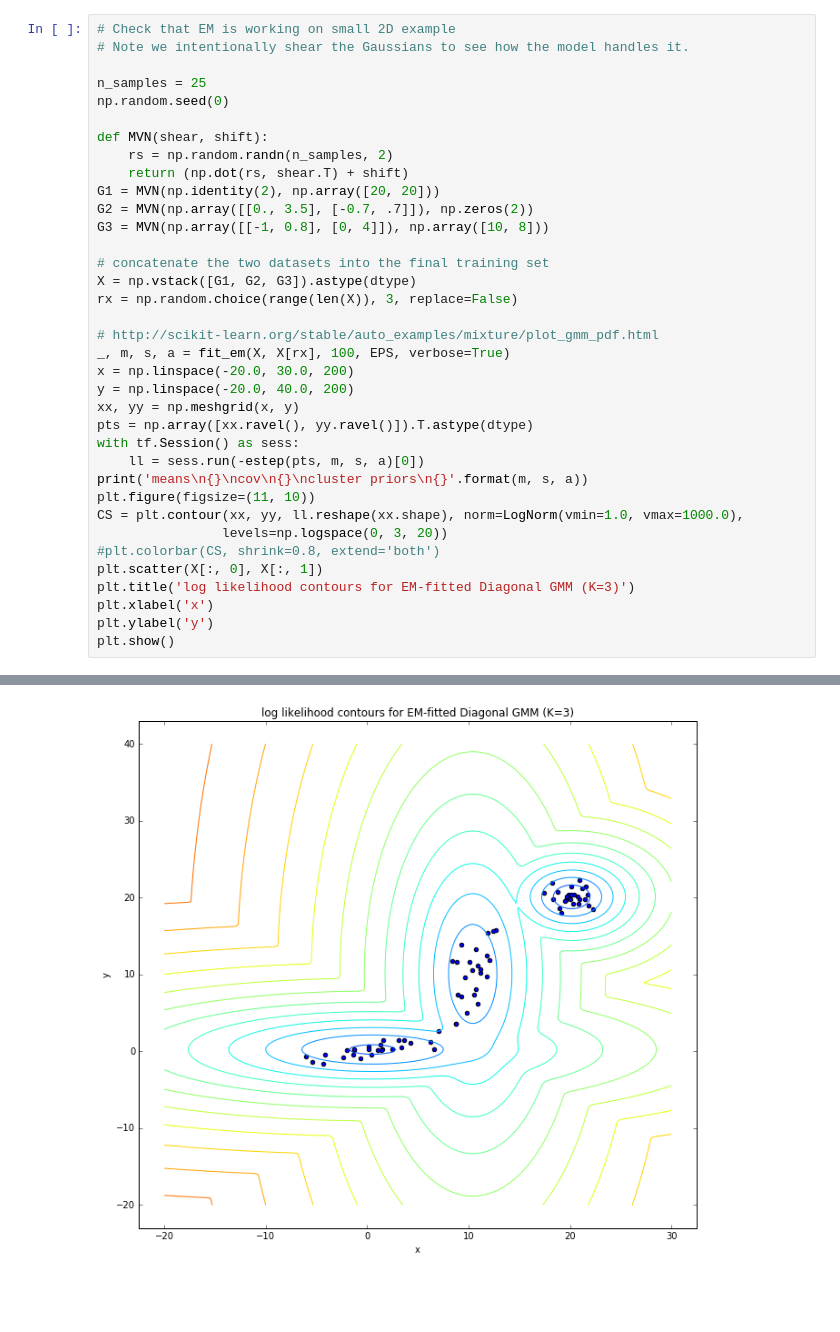
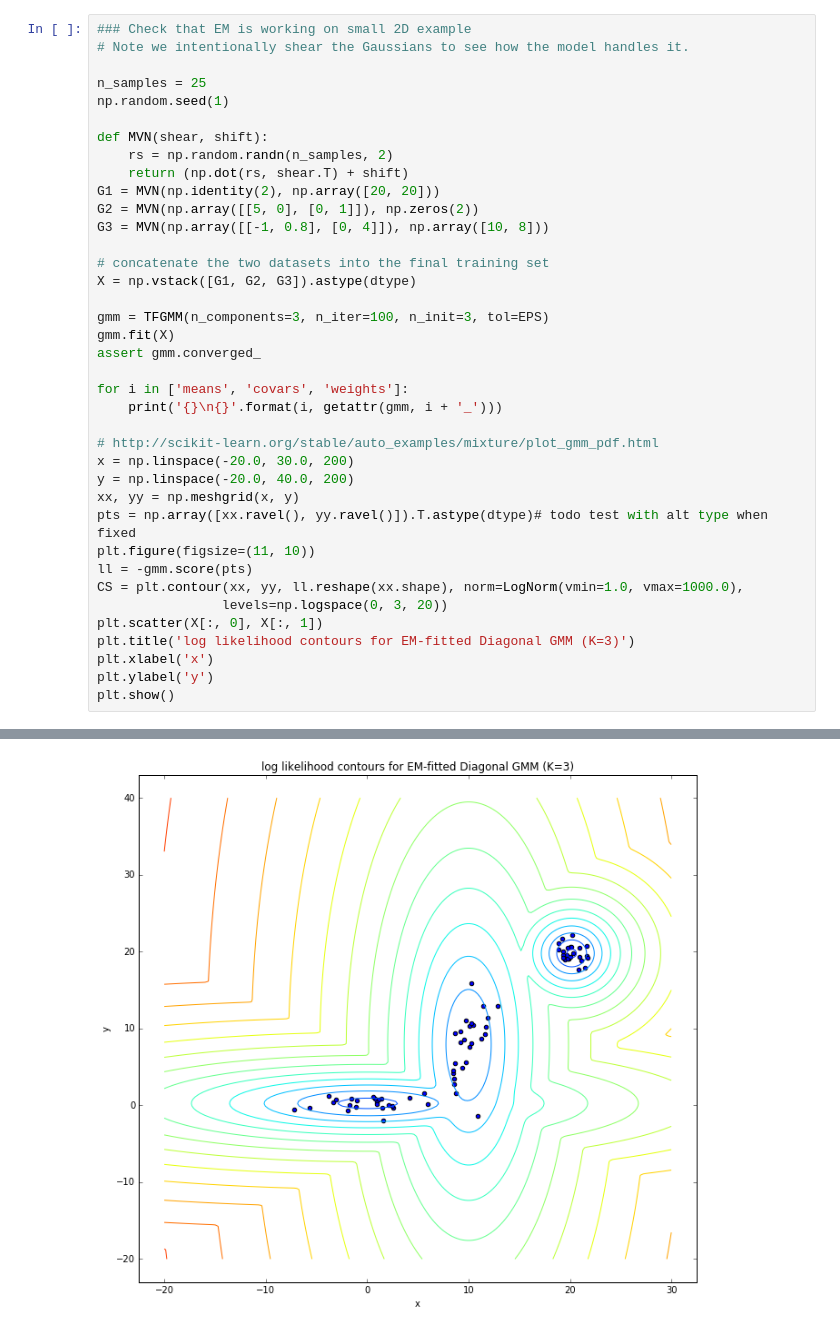
Before and after one commit to vlad17/learning-to-deep-learn, a Jupyter notebook: notebooks/gmm.ipynb, the cells around one changed output, grey strips where cells are left out. Saved outputs shown, nothing was run; the diff lists cells and outputs as text; blank space fills up the shorter version.

Commit message:
Created sklearn interface to TFGMM

```diff
--- a/notebooks/gmm.ipynb
+++ b/notebooks/gmm.ipynb
@@ -56,34 +56,36 @@ K=2 rmse=2.5438405243138006e-16
 # %%
-# Check that EM is working on small 2D example
+### Check that EM is working on small 2D example
 # Note we intentionally shear the Gaussians to see how the model handles it.
 
 n_samples = 25
-np.random.seed(0)
+np.random.seed(1)
 
 def MVN(shear, shift):
     rs = np.random.randn(n_samples, 2)
     return (np.dot(rs, shear.T) + shift)
 G1 = MVN(np.identity(2), np.array([20, 20]))
-G2 = MVN(np.array([[0., 3.5], [-0.7, .7]]), np.zeros(2))
+G2 = MVN(np.array([[5, 0], [0, 1]]), np.zeros(2))
 G3 = MVN(np.array([[-1, 0.8], [0, 4]]), np.array([10, 8]))
 
 # concatenate the two datasets into the final training set
 X = np.vstack([G1, G2, G3]).astype(dtype)
-rx = np.random.choice(range(len(X)), 3, replace=False)
+
+gmm = TFGMM(n_components=3, n_iter=100, n_init=3, tol=EPS)
+gmm.fit(X)
+assert gmm.converged_
+
+for i in ['means', 'covars', 'weights']:
+    print('{}\n{}'.format(i, getattr(gmm, i + '_')))
 
 # http://scikit-learn.org/stable/auto_examples/mixture/plot_gmm_pdf.html
-_, m, s, a = fit_em(X, X[rx], 100, EPS, verbose=True)
 x = np.linspace(-20.0, 30.0, 200)
 y = np.linspace(-20.0, 40.0, 200)
 xx, yy = np.meshgrid(x, y)
-pts = np.array([xx.ravel(), yy.ravel()]).T.astype(dtype)
-with tf.Session() as sess:
-    ll = sess.run(-estep(pts, m, s, a)[0])
-print('means\n{}\ncov\n{}\ncluster priors\n{}'.format(m, s, a))
+pts = np.array([xx.ravel(), yy.ravel()]).T.astype(dtype)# todo test with alt type when fixed
 plt.figure(figsize=(11, 10))
+ll = -gmm.score(pts)
 CS = plt.contour(xx, yy, ll.reshape(xx.shape), norm=LogNorm(vmin=1.0, vmax=1000.0),
                 levels=np.logspace(0, 3, 20))
-#plt.colorbar(CS, shrink=0.8, extend='both')
 plt.scatter(X[:, 0], X[:, 1])
 plt.title('log likelihood contours for EM-fitted Diagonal GMM (K=3)')
 plt.xlabel('x')
@@ -110,3 +105,3 @@ cluster priors
-[figure, old version]
+[figure, new version]
 # %%
 # Make this into a nice image.
```
Also changed, not shown: parts of 5 cells of this notebook, 1 other file.
